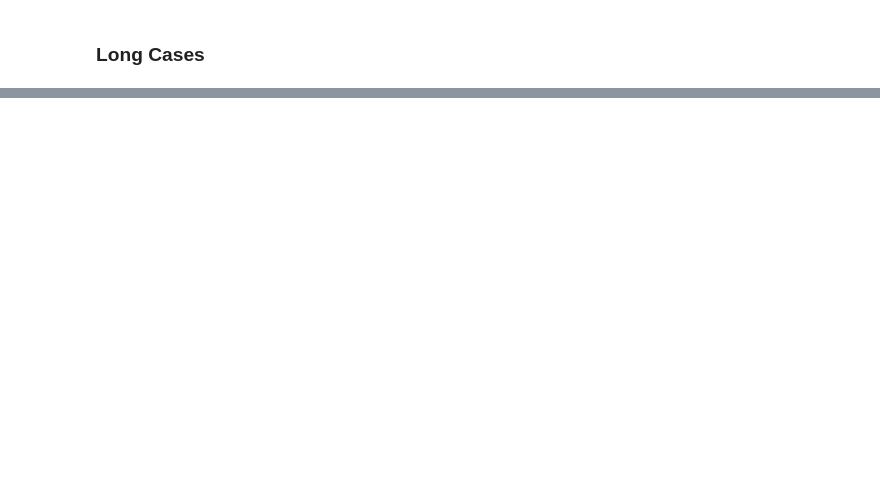
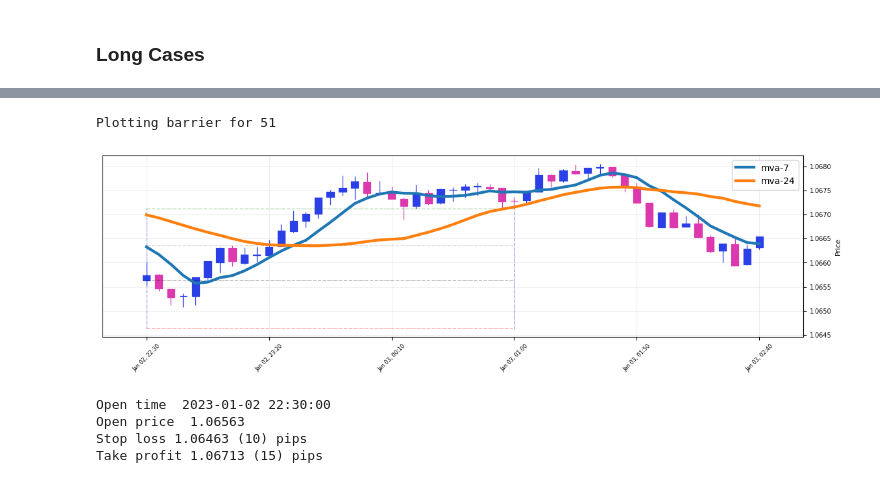
Before and after one commit to mchiuminatto/triple_barrier, a Jupyter notebook: docs/test-triple-barrier-plotting.ipynb, the cells around one changed output, grey strips where cells are left out. Saved outputs shown, nothing was run; the diff lists cells and outputs as text; code cells hidden in the pictures; blank space fills up the shorter version.

```diff
--- a/docs/test-triple-barrier-plotting.ipynb
+++ b/docs/test-triple-barrier-plotting.ipynb
@@ -112,0 +154,23 @@ df[FROM: TO].head(10)
+# %%
+mask = (df["close"].shift(1) < df["mva-24"].shift(1) ) & ( df["close"] > df["mva-24"] )
+dynamic_close = df.loc[mask][open_period: ].head(1)["mva-24"].values[0].round(PIP_POSITION+1)
+# %%
+plot_tb.plot(entry_period=open_period,
+             stop_loss_level=stop_loss,
+             take_profit_level=take_profit,
+             time_barrier_datetime=time_barrier,
+             dynamic_exit_price=dynamic_close,
+             periods_to_plot=50
+             )
+
+print("Open time ", open_period)
+print("Open price ", open_price)
+print(f"Stop loss {stop_loss} ({stop_loss_width}) pips")
+print(f"Take profit {take_profit} ({take_profit_width}) pips")
+# %% [output]
+Plotting barrier for 51
+[figure, added]
+Open time  2023-01-02 22:30:00
+Open price  1.06563
+Stop loss 1.06463 (10) pips
+Take profit 1.06713 (15) pips
```
Also changed, not shown: parts of 16 cells of this notebook, 7 other files.
